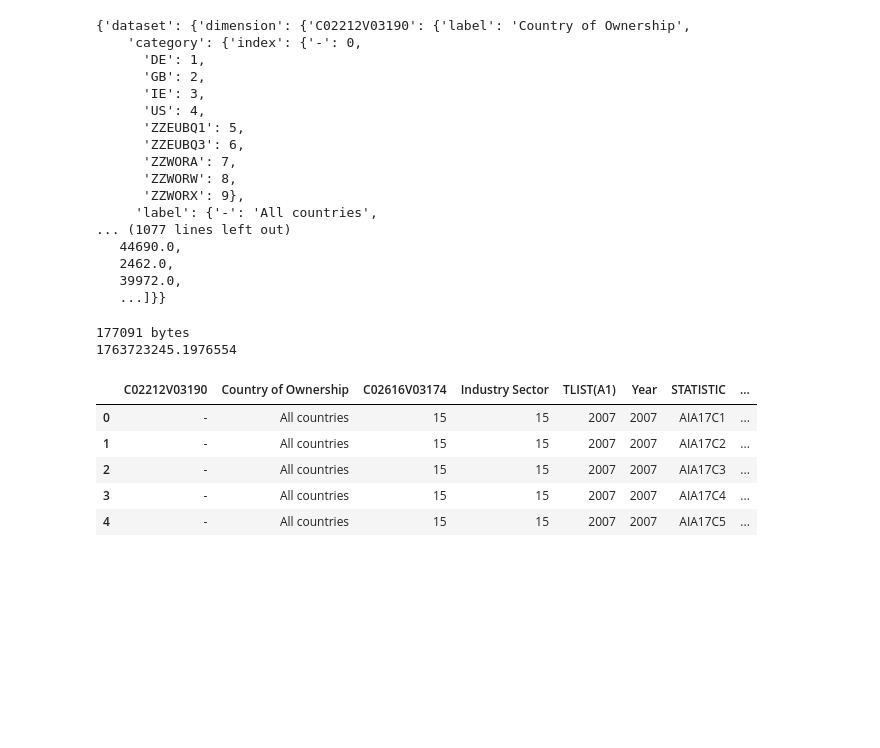
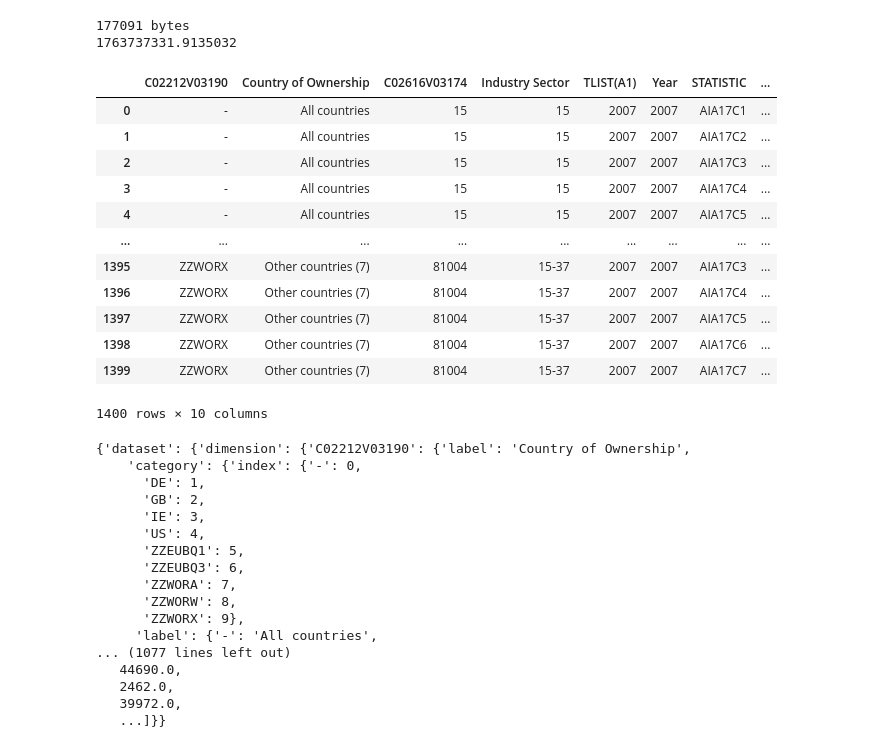
Before and after one commit to maxbrzr/dcat-ap-hub, a Jupyter notebook: notebooks/test.ipynb, the cells around one changed output. Cells and saved outputs as stored; diff of their text form; code cells hidden in the pictures; blank space fills up the shorter version.

```diff
--- a/notebooks/test.ipynb
+++ b/notebooks/test.ipynb
@@ -37,39 +33,25 @@ Empresas de fabricación.xlsx             | xlsx     | Lazy         |     86.5 K
-# %%
-files = results.get_by_type(FileType.JSON)
-files[0].data
-# %% [output]
-{'dataset': {'dimension': {'C02212V03190': {'label': 'Country of Ownership',
-    'category': {'index': {'-': 0,
-      'DE': 1,
-      'GB': 2,
-      'IE': 3,
-      'US': 4,
-      'ZZEUBQ1': 5,
-      'ZZEUBQ3': 6,
-      'ZZWORA': 7,
-      'ZZWORW': 8,
-      'ZZWORX': 9},
-     'label': {'-': 'All countries',
-... (1077 lines left out)
-   44690.0,
-   2462.0,
-   39972.0,
-   ...]}}
 # %%
 # Lazy loading in action
-csv_file = results["Empresas de fabricación.csv"]
+csv_file = results["Manufacturing Enterprises.csv"]
 
 # Metadata access
 print(csv_file.size, "bytes")
 print(csv_file.mtime)
 
-csv_file.data.head()
+csv_file.data
 # %% [output]
 177091 bytes
-1763723245.1976554
+1763737331.9135032
 |  | C02212V03190 | Country of Ownership | C02616V03174 | Industry Sector | TLIST(A1) | Year | STATISTIC | ... |
 | 0 | - | All countries | 15 | 15 | 2007 | 2007 | AIA17C1 | ... |
 | 1 | - | All countries | 15 | 15 | 2007 | 2007 | AIA17C2 | ... |
 | 2 | - | All countries | 15 | 15 | 2007 | 2007 | AIA17C3 | ... |
 | 3 | - | All countries | 15 | 15 | 2007 | 2007 | AIA17C4 | ... |
 | 4 | - | All countries | 15 | 15 | 2007 | 2007 | AIA17C5 | ... |
+| ... | ... | ... | ... | ... | ... | ... | ... | ... |
+| 1395 | ZZWORX | Other countries (7) | 81004 | 15-37 | 2007 | 2007 | AIA17C3 | ... |
+| 1396 | ZZWORX | Other countries (7) | 81004 | 15-37 | 2007 | 2007 | AIA17C4 | ... |
+| 1397 | ZZWORX | Other countries (7) | 81004 | 15-37 | 2007 | 2007 | AIA17C5 | ... |
+| 1398 | ZZWORX | Other countries (7) | 81004 | 15-37 | 2007 | 2007 | AIA17C6 | ... |
+| 1399 | ZZWORX | Other countries (7) | 81004 | 15-37 | 2007 | 2007 | AIA17C7 | ... |
+1400 rows × 10 columns
@@ -78,0 +58,22 @@ dfs = results.get_dataframes()
+# %%
+# Collect all json files
+files = results.get_by_type(FileType.JSON)
+files[0].data
+# %% [output]
+{'dataset': {'dimension': {'C02212V03190': {'label': 'Country of Ownership',
+    'category': {'index': {'-': 0,
+      'DE': 1,
+      'GB': 2,
+      'IE': 3,
+      'US': 4,
+      'ZZEUBQ1': 5,
+      'ZZEUBQ3': 6,
+      'ZZWORA': 7,
+      'ZZWORW': 8,
+      'ZZWORX': 9},
+     'label': {'-': 'All countries',
+... (1077 lines left out)
+   44690.0,
+   2462.0,
+   39972.0,
+   ...]}}
```
Also changed, not shown: parts of 4 cells of this notebook, 6 other files.
